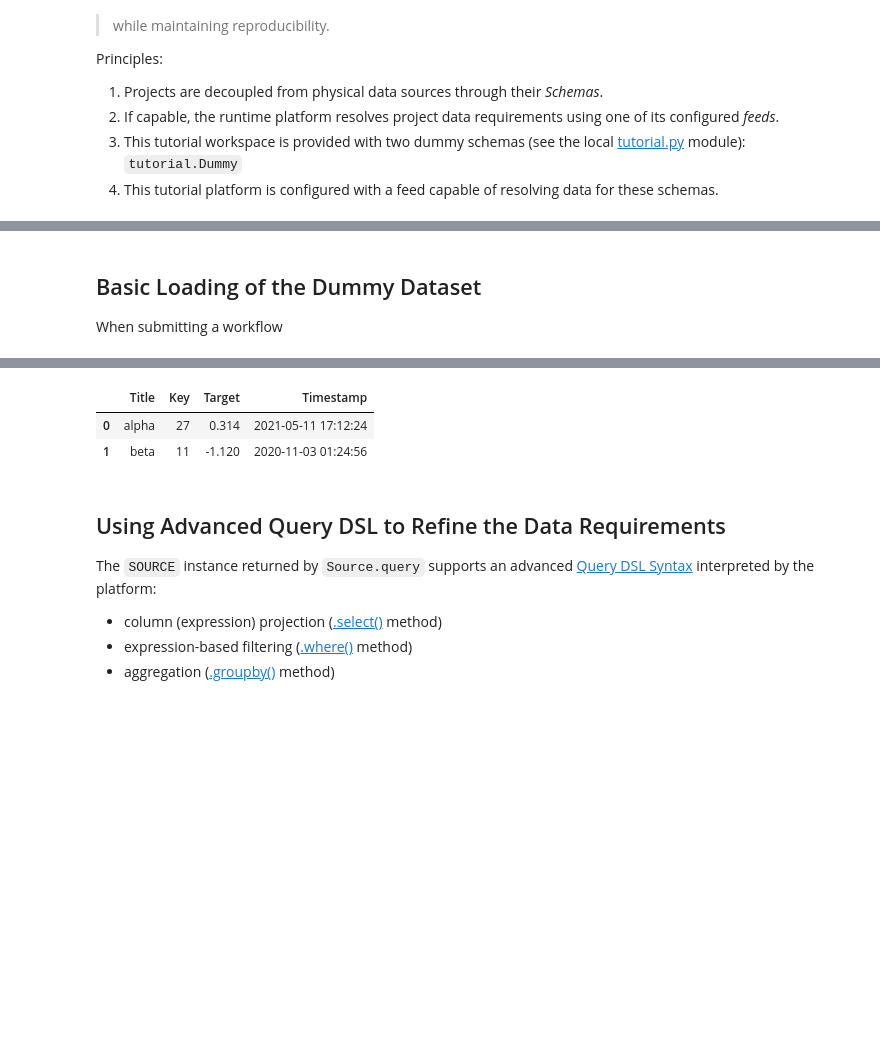
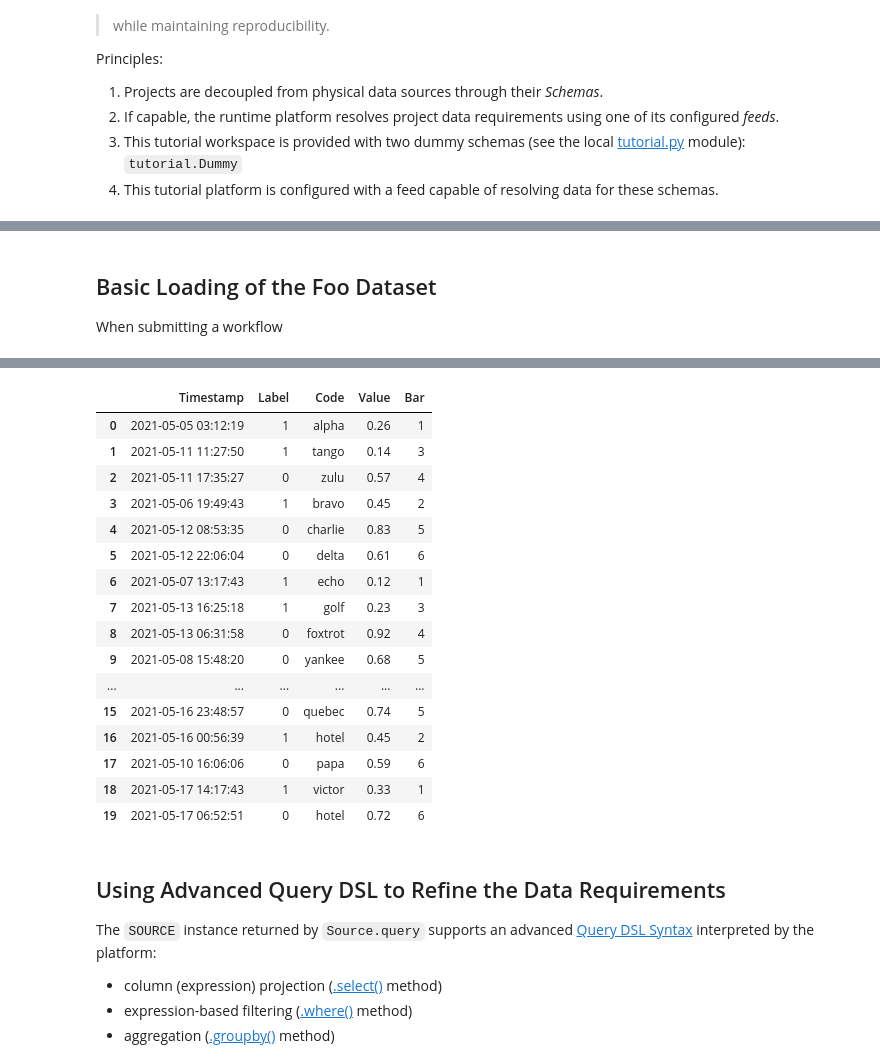
Before and after one commit to formlio/mlprague23, a Jupyter notebook: 2-tutorial/1-data-abstraction.ipynb, the cells around one changed output, grey strips where cells are left out. Drawn from its saved outputs; the diff is of its cells as text; code cells hidden in the pictures; blank space fills up the shorter version.

```diff
--- a/2-tutorial/1-data-abstraction.ipynb
+++ b/2-tutorial/1-data-abstraction.ipynb
@@ -22,4 +41,4 @@ from tutorial import Dummy
 # %% [markdown]
-Basic Loading of the Dummy Dataset
-----------------------------------
+Basic Loading of the Foo Dataset
+--------------------------------
 When submitting a workflow
@@ -26,8 +54,5 @@ When submitting a workflow
 # %%
-STATEMENT = Dummy
+STATEMENT = Foo
 
-SOURCE = Source.query(STATEMENT)
-PIPELINE = ToPandas()
-
-SOURCE.bind(PIPELINE).launcher.apply()
+Source.query(STATEMENT).bind(PIPELINE).launcher.apply()
 # %% [output]
@@ -35,6 +59,20 @@ INFO: 2023-05-10 13:40:09,443: lazy: Loading Dummy
-|  | Title | Key | Target | Timestamp |
-| 0 | alpha | 27 | 0.314 | 2021-05-11 17:12:24 |
-| 1 | beta | 11 | -1.120 | 2020-11-03 01:24:56 |
+|  | Timestamp | Label | Code | Value | Bar |
+| 0 | 2021-05-05 03:12:19 | 1 | alpha | 0.26 | 1 |
+| 1 | 2021-05-11 11:27:50 | 1 | tango | 0.14 | 3 |
+| 2 | 2021-05-11 17:35:27 | 0 | zulu | 0.57 | 4 |
+| 3 | 2021-05-06 19:49:43 | 1 | bravo | 0.45 | 2 |
+| 4 | 2021-05-12 08:53:35 | 0 | charlie | 0.83 | 5 |
+| 5 | 2021-05-12 22:06:04 | 0 | delta | 0.61 | 6 |
+| 6 | 2021-05-07 13:17:43 | 1 | echo | 0.12 | 1 |
+| 7 | 2021-05-13 16:25:18 | 1 | golf | 0.23 | 3 |
+| 8 | 2021-05-13 06:31:58 | 0 | foxtrot | 0.92 | 4 |
+| 9 | 2021-05-08 15:48:20 | 0 | yankee | 0.68 | 5 |
+| ... | ... | ... | ... | ... | ... |
+| 15 | 2021-05-16 23:48:57 | 0 | quebec | 0.74 | 5 |
+| 16 | 2021-05-16 00:56:39 | 1 | hotel | 0.45 | 2 |
+| 17 | 2021-05-10 16:06:06 | 0 | papa | 0.59 | 6 |
+| 18 | 2021-05-17 14:17:43 | 1 | victor | 0.33 | 1 |
+| 19 | 2021-05-17 06:52:51 | 0 | hotel | 0.72 | 6 |
 # %% [markdown]
 Using Advanced Query DSL to Refine the Data Requirements
 --------------------------------------------------------
```
Also changed, not shown: parts of 14 cells of this notebook, 3 other files.
